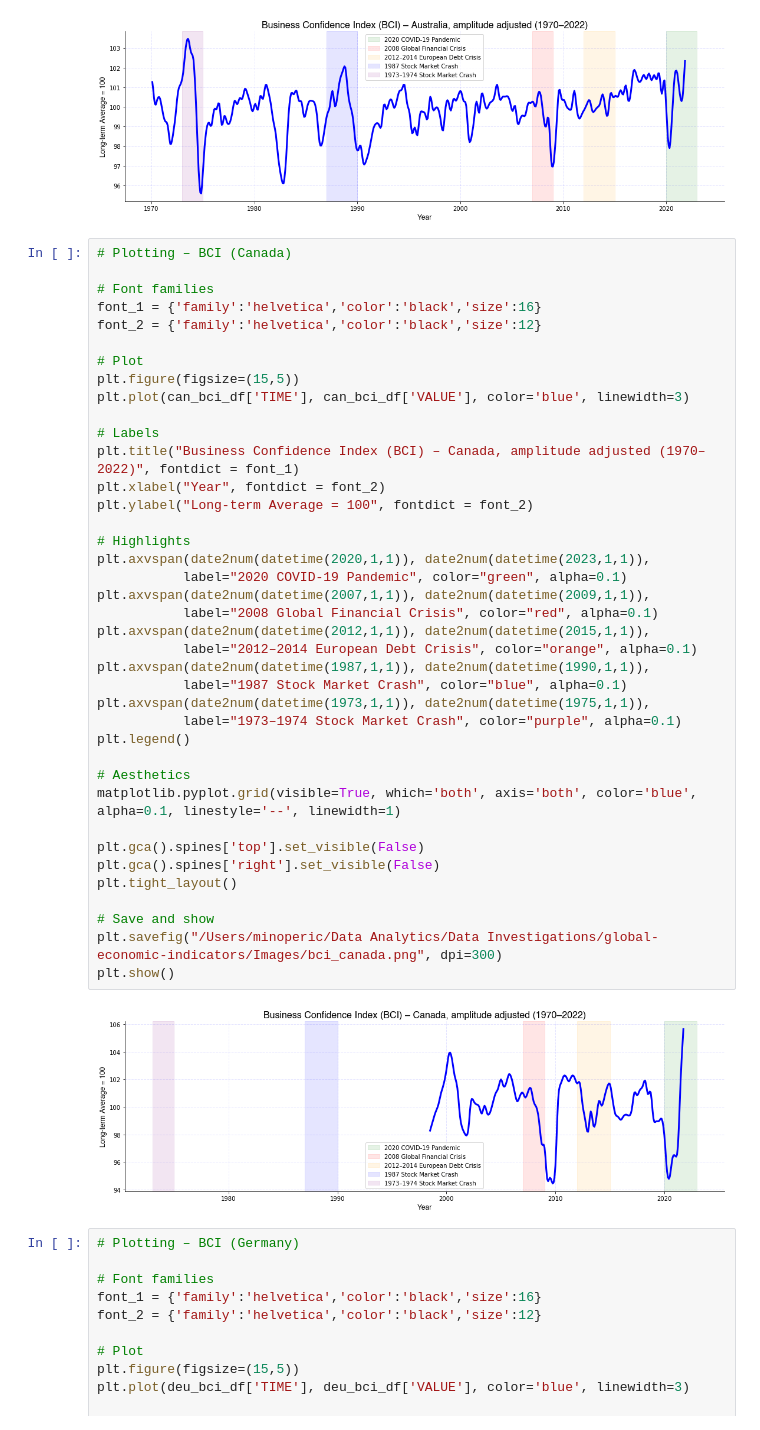
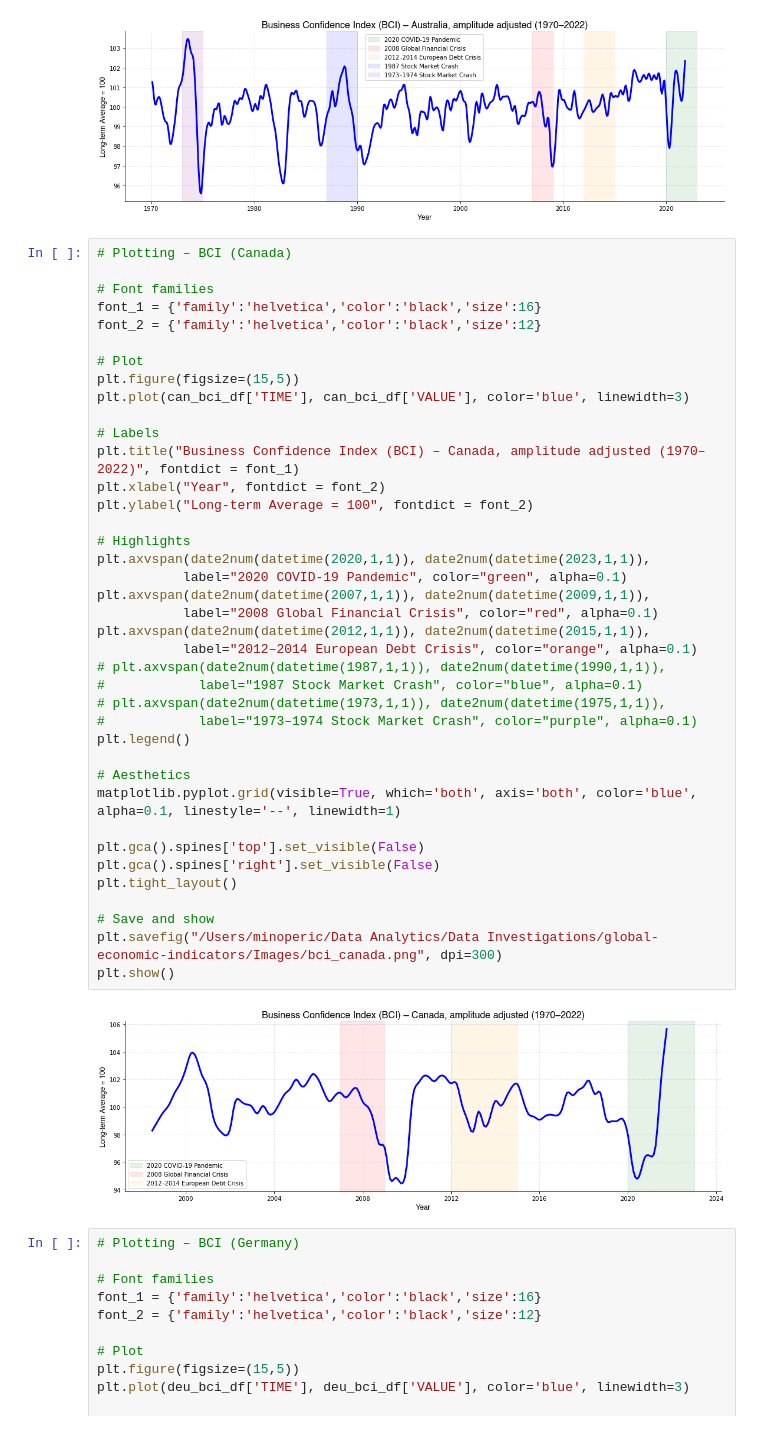
Before and after one commit to mnperic/globa-central-bank-interest-rates, a Jupyter notebook: global-economic-indicators.ipynb, the cells around one changed output. Drawn from its saved outputs; the diff is of its cells as text.

```diff
--- a/global-economic-indicators.ipynb
+++ b/global-economic-indicators.ipynb
@@ -503,38 +547,38 @@ font_2 = {'family':'helvetica','color':'black','size':12}
 
 # Plot
 plt.figure(figsize=(15,5))
 plt.plot(can_bci_df['TIME'], can_bci_df['VALUE'], color='blue', linewidth=3)
 
 # Labels
 plt.title("Business Confidence Index (BCI) – Canada, amplitude adjusted (1970–2022)", fontdict = font_1)
 plt.xlabel("Year", fontdict = font_2)
 plt.ylabel("Long-term Average = 100", fontdict = font_2)
 
 # Highlights
 plt.axvspan(date2num(datetime(2020,1,1)), date2num(datetime(2023,1,1)),
            label="2020 COVID-19 Pandemic", color="green", alpha=0.1)
 plt.axvspan(date2num(datetime(2007,1,1)), date2num(datetime(2009,1,1)),
            label="2008 Global Financial Crisis", color="red", alpha=0.1)
 plt.axvspan(date2num(datetime(2012,1,1)), date2num(datetime(2015,1,1)),
            label="2012–2014 European Debt Crisis", color="orange", alpha=0.1)
-plt.axvspan(date2num(datetime(1987,1,1)), date2num(datetime(1990,1,1)),
-           label="1987 Stock Market Crash", color="blue", alpha=0.1)
-plt.axvspan(date2num(datetime(1973,1,1)), date2num(datetime(1975,1,1)),
-           label="1973–1974 Stock Market Crash", color="purple", alpha=0.1)
+# plt.axvspan(date2num(datetime(1987,1,1)), date2num(datetime(1990,1,1)),
+#            label="1987 Stock Market Crash", color="blue", alpha=0.1)
+# plt.axvspan(date2num(datetime(1973,1,1)), date2num(datetime(1975,1,1)),
+#            label="1973–1974 Stock Market Crash", color="purple", alpha=0.1)
 plt.legend()
 
 # Aesthetics
 matplotlib.pyplot.grid(visible=True, which='both', axis='both', color='blue', alpha=0.1, linestyle='--', linewidth=1)
 
 plt.gca().spines['top'].set_visible(False)
 plt.gca().spines['right'].set_visible(False)
 plt.tight_layout()
 
 # Save and show
 plt.savefig("/Users/minoperic/Data Analytics/Data Investigations/global-economic-indicators/Images/bci_canada.png", dpi=300)
 plt.show()
 # %% [output]
-[figure, old version]
+[figure, new version]
 # %%
 # Plotting – BCI (Germany)
 
```
Also changed, not shown: parts of 9 cells of this notebook, 9 other files.
